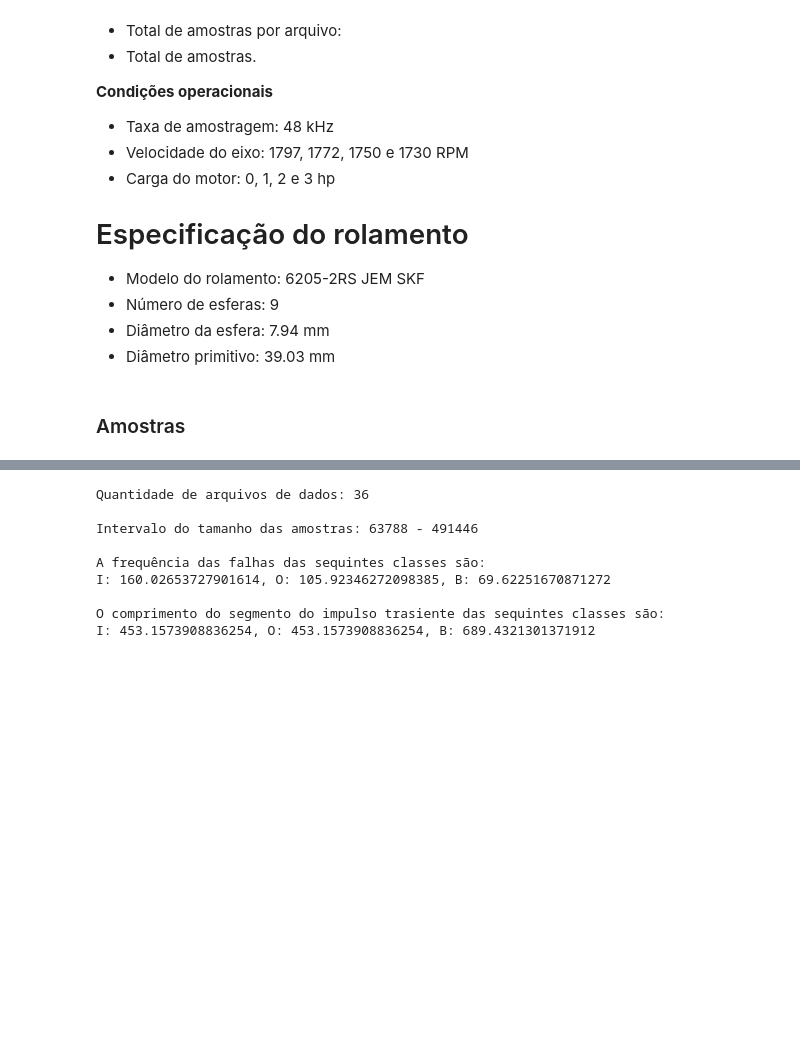
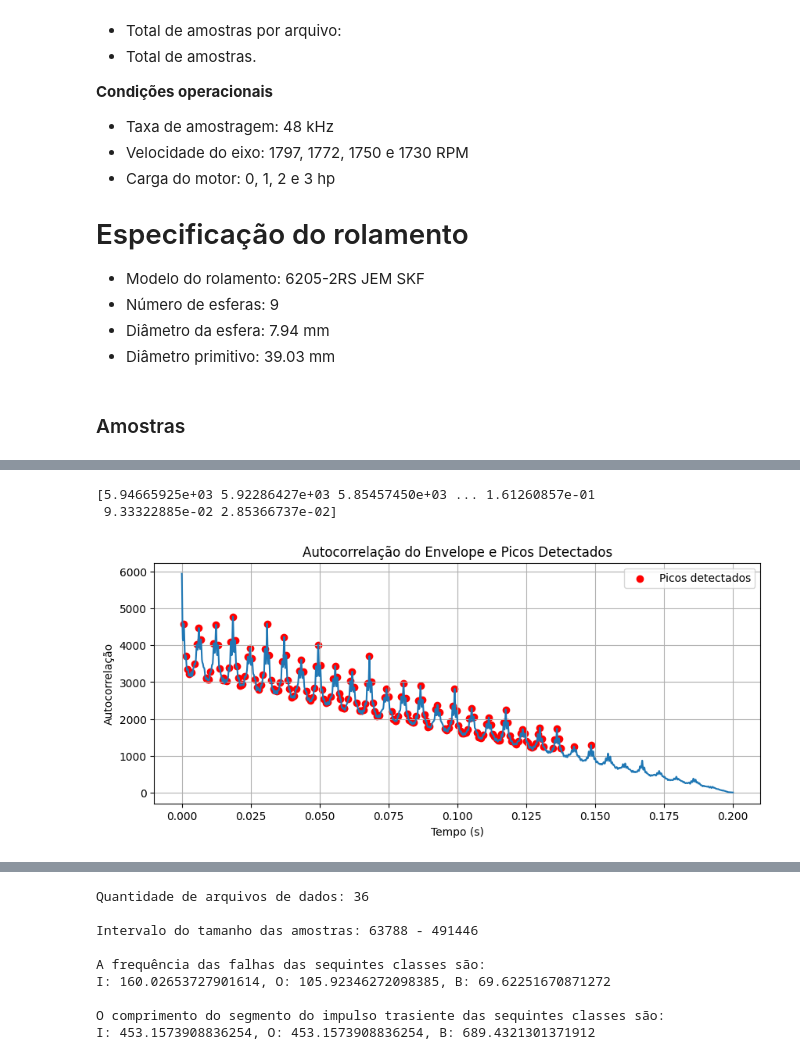
Before and after one commit to rochasantos/CWRU-AutoEncoder-Diagnosis, a Jupyter notebook: notebook.ipynb, the cells around one changed output, grey strips where cells are left out. Cells and saved outputs as stored; diff of their text form; code cells hidden in the pictures; blank space fills up the shorter version.

```diff
--- a/notebook.ipynb
+++ b/notebook.ipynb
@@ -256,0 +542,74 @@ from utils import load_yaml
+# %%
+import numpy as np
+import matplotlib.pyplot as plt
+from scipy.signal import hilbert, butter, filtfilt, correlate, find_peaks
+
+def bandpass_filter(signal, fs, lowcut=500, highcut=5000):
+    """
+    Aplica um filtro passa-banda para remover ruído e manter apenas as frequências relevantes.
+    """
+    nyq = 0.5 * fs
+    low = lowcut / nyq
+    high = highcut / nyq
+    b, a = butter(4, [low, high], btype='band')
+    return filtfilt(b, a, signal)
+
+def segment_signal_by_autocorrelation(signal, fs):
+    """
+    Separa o sinal em segmentos baseados na periodicidade identificada na autocorrelação do envelope.
+
+    :param signal: Sinal de vibração (array)
+    :param fs: Taxa de amostragem (Hz)
+    :return: Lista de índices onde ocorrem os padrões repetitivos
+    """
+    # Passo 1: Filtrar o sinal
+    signal_filtered = bandpass_filter(signal, fs)
+
+    # Passo 2: Calcular o envelope do sinal via Transformada de Hilbert
+    envelope = np.abs(hilbert(signal_filtered))
+
+    # Passo 3: Calcular a autocorrelação do envelope
+    autocorr = correlate(envelope, envelope, mode='full')
+    autocorr = autocorr[len(autocorr) // 2:]  # Considerar apenas valores positivos
+    print(autocorr)
+
+    # Passo 4: Encontrar os picos da autocorrelação para determinar a periodicidade
+    lags = np.arange(len(autocorr)) / fs  # Converter índices para tempo (s)
+    peaks, _ = find_peaks(autocorr[1:], height=0.2 * max(autocorr))  # Detectar picos relevantes
+    peak_lags = lags[peaks]  # Convertendo os índices dos picos para tempos
+
+    # Passo 5: Determinar o intervalo entre os picos (tamanho médio dos segmentos)
+    if len(peak_lags) > 1:
+        segment_duration = np.mean(np.diff(peak_lags))  # Tempo médio entre picos
+    else:
+        segment_duration = None  # Se não houver picos suficientes, não segmentamos
+
+    # Passo 6: Obter os índices do sinal original correspondentes aos tempos dos picos
+    if segment_duration is not None:
+        segment_indices = np.arange(0, len(signal), int(segment_duration * fs))
+    else:
+        segment_indices = []
+
+    # Exibir a autocorrelação e os picos encontrados
+    plt.figure(figsize=(10, 4))
+    plt.plot(lags, autocorr)
+    plt.scatter(peak_lags, autocorr[peaks], color='red', label="Picos detectados")
+    plt.xlabel("Tempo (s)")
+    plt.ylabel("Autocorrelação")
+    plt.title("Autocorrelação do Envelope e Picos Detectados")
+    plt.legend()
+    plt.grid()
+    plt.show()
+
+    return segment_indices  # Retorna os índices onde ocorrem os segmentos
+
+# Exemplo de uso
+fs = 48000  # Taxa de amostragem (Hz)
+segment_indices = segment_signal_by_autocorrelation(signal, fs)
+
+
+print(f"Índices dos segmentos encontrados: {segment_indices}")
+# %% [output]
+[5.94665925e+03 5.92286427e+03 5.85457450e+03 ... 1.61260857e-01
+ 9.33322885e-02 2.85366737e-02]
+[figure, added]
```
Also changed, not shown: parts of 33 cells of this notebook, 31 other files.
